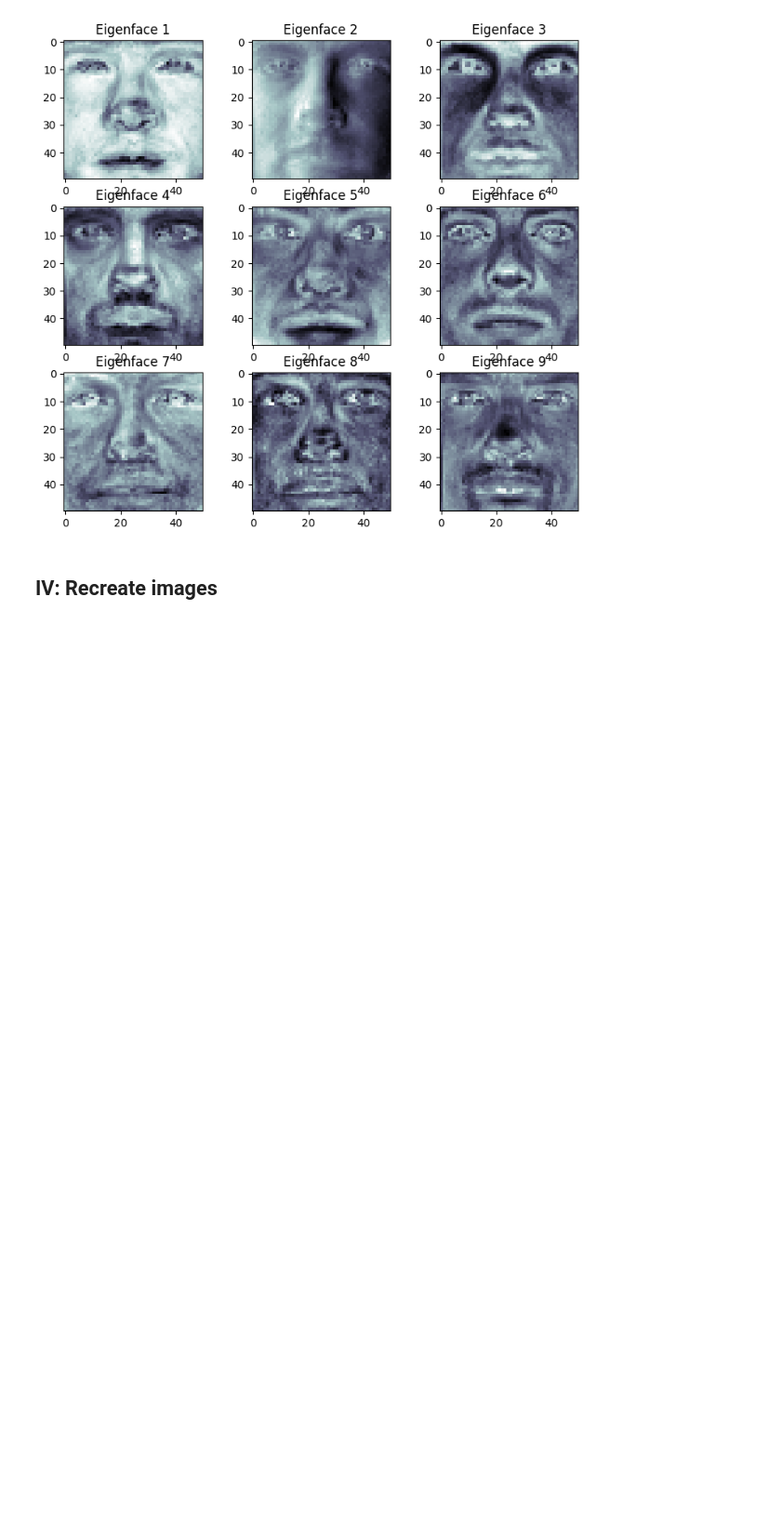
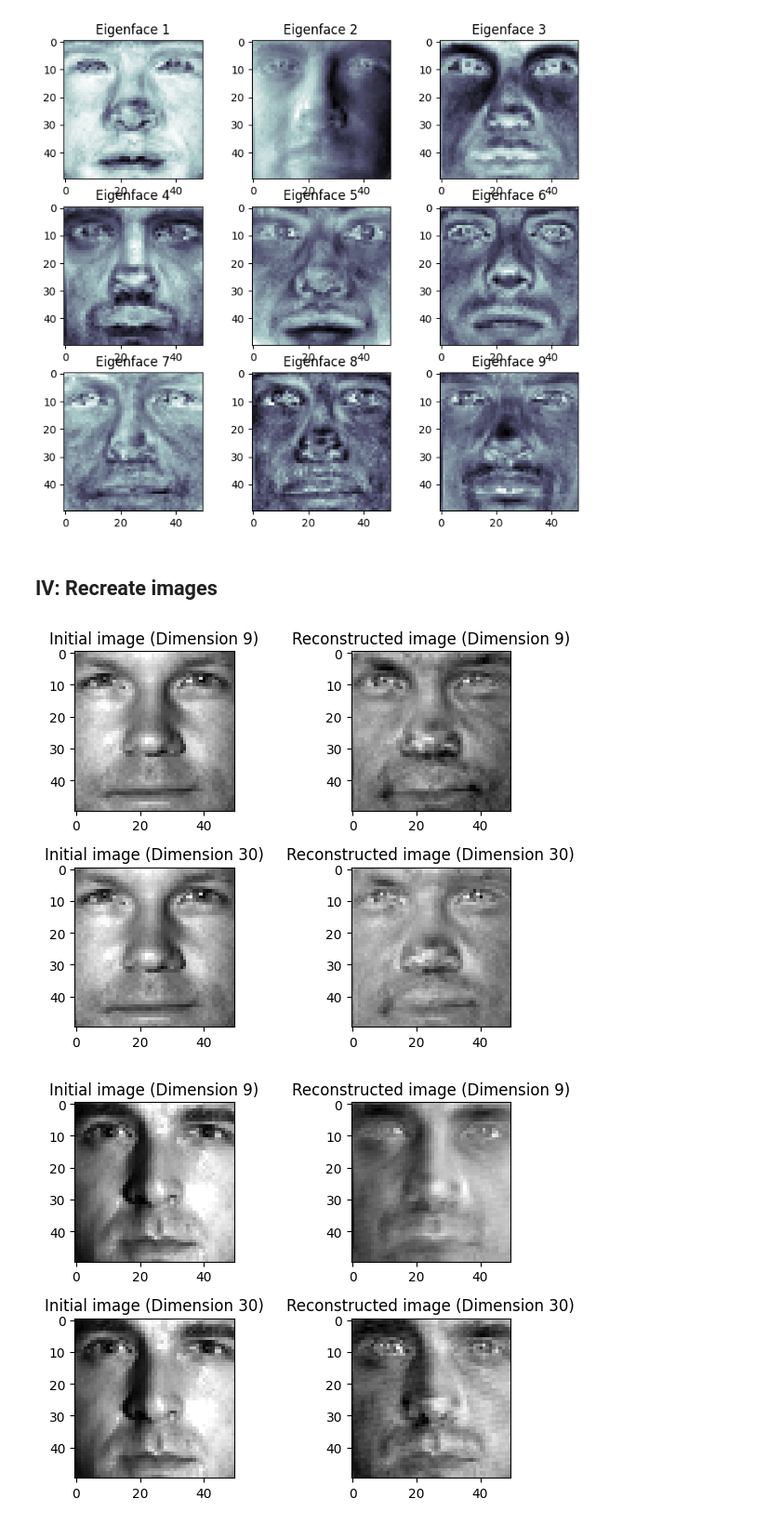
Before and after one commit to EvangeliaS/Eigenfaces-for-Face-Recognition, a Jupyter notebook: Steiropoulou_1115201800186.ipynb, the cells around one changed output. Shown at 93% size. Cells and saved outputs as stored; diff of their text form; code cells hidden in the pictures; blank space fills up the shorter version.

```diff
--- a/Steiropoulou_1115201800186.ipynb
+++ b/Steiropoulou_1115201800186.ipynb
@@ -109,6 +109,32 @@ plt.show()
 [figure]
 # %% [markdown]
 ## IV: Recreate images
-# %%
-for d in dimensions:
-    #print("Dimension: " + str(d))
+# %%
+#for every dimension recreate a random image for each of the 5 sets of images
+#and plot the initial image and the reconstructed image
+
+for set_number in range(1, 6):
+    X_set, y_set = loadImages("/home/eva/Documents/machine_learning/project2/faces", "Set_" + str(set_number))
+    random_image = np.random.randint(0, X_set.shape[0])  # Choose a random image
+
+    for i, d in enumerate(dimensions):
+        pca = PCA(n_components=d, whiten=True)  # Apply PCA with the current dimension
+        X_train_pca = pca.fit_transform(X_set)  # Fit PCA with the training data
+
+        original_image = normalization(X_set[random_image])  # Normalize the original image
+        transformed_image = pca.transform(original_image.reshape(1, -1))  # Transform the image using the fitted PCA model
+        reconstructed_image = pca.inverse_transform(transformed_image).reshape(50, 50)  # Reconstruct the image using the fitted PCA model
+
+        plt.subplot(len(dimensions), 2, i*2 + 1)
+        plt.title("Initial image (Dimension " + str(d) + ")")
+        plt.imshow(original_image.reshape(50, 50), cmap='gray')
+
+        plt.subplot(len(dimensions), 2, i*2 + 2)
+        plt.title("Reconstructed image (Dimension " + str(d) + ")")
+        plt.imshow(reconstructed_image, cmap='gray')
+
+    plt.tight_layout()
+    plt.show()
+# %% [output]
+[figure, added]
+[figure, added]
```
Also changed, not shown: parts of 1 cell of this notebook.
